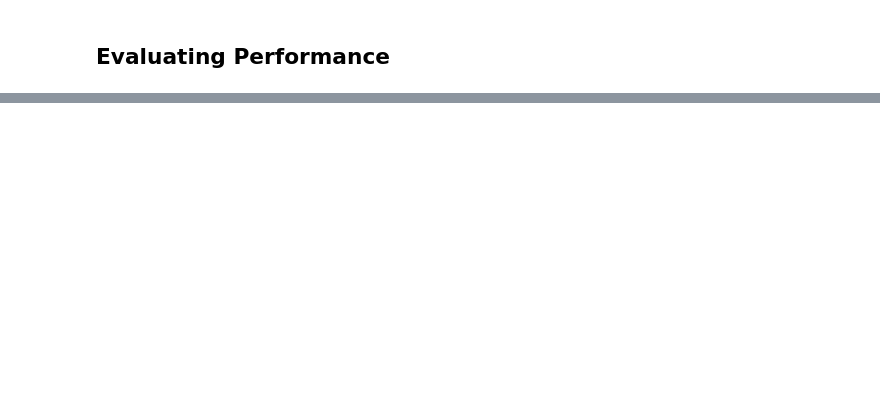
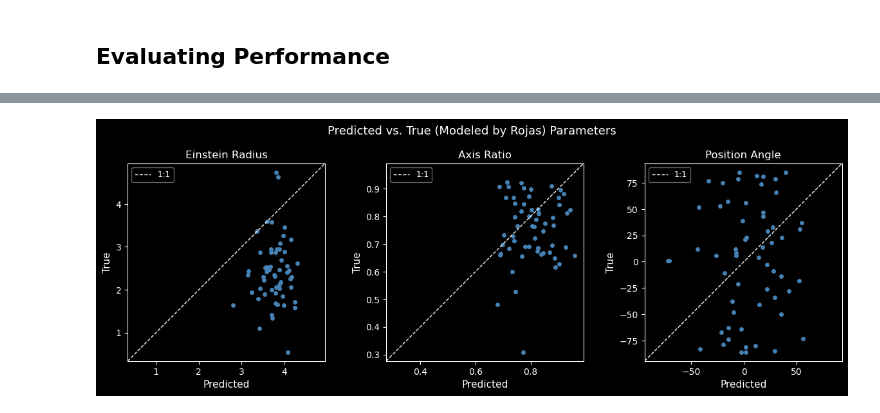
Before and after one commit to JimenaGonzalez/Hybrid_SL_Modeling, a Jupyter notebook: Regression/ML/Performance_Rojas.ipynb, the cells around one changed output, grey strips where cells are left out. Cells and saved outputs as stored; diff of their text form; code cells hidden in the pictures; blank space fills up the shorter version.

```diff
--- a/Regression/ML/Performance_Rojas.ipynb
+++ b/Regression/ML/Performance_Rojas.ipynb
@@ -52,11 +53,10 @@ class ImageDataset(Dataset):
 
     def __getitem__(self, idx):
         image = self.images[idx]
+        new_image = image.transpose(1,2,0)
+        new_image = (new_image - new_image.min()) / (new_image.max() - new_image.min())
+        new_image = Image.fromarray(np.uint8(255*new_image)).convert("RGB")
 
-        new_image = np.empty((3, 45, 45))
-        new_image[0], new_image[1], new_image[2] =  self.normalize_image(image)
-        new_image = new_image.transpose(1,2,0)
-        new_image = Image.fromarray(np.uint8(255*new_image)).convert("RGB")
         label = self.labels[idx]
 
         data_point = self.data.iloc[idx].to_dict()
@@ -92,7 +92,7 @@ model = EfficientNetClass(n_classes=14, pretrained=True)
 device = torch.device("cuda" if torch.cuda.is_available() else "cpu")
 model.to(device)
 
-name = 'Exp/exp1/model_tmp.pt'#'model.pt'#'other.pt'
-model = torch.load(name, map_location=torch.device('cpu'))
+name = 'Exp/exp4/model_tmp.pt'#'model.pt'#'other.pt'
+model.load_state_dict(torch.load(name, map_location=device, weights_only=True))
 # %% [output]
 Loaded pretrained weights for efficientnet-b0
@@ -189 +220,35 @@ predicted_data.head()
+# %%
+# I have three columns to compare: 'RE', 'qm', 'PAm'
+titles = {'RE': 'Einstein Radius', 'qm': 'Axis Ratio', 'PAm': 'Position Angle'}
+
+fig, axes = plt.subplots(1, 3, figsize=(12, 4))
+
+for ax, column in zip(axes, titles):
+    #yerr = [data['L_' + column], data['U_' + column]]
+    #ax.errorbar(predicted_data[column], data[column], yerr=yerr, fmt='o', markersize=4, color='steelblue',
+    #    ecolor='gray', elinewidth=0.8, capsize=3, capthick=0.8, alpha=1., linewidth=0)
+    ax.plot(predicted_data[column], true_data[column], 'o', color='steelblue', ms=4)
+
+    # 1:1 reference line
+    all_vals = np.concatenate([predicted_data[column], true_data[column]])
+    lims = [all_vals.min(), all_vals.max()]
+    margin = (lims[1] - lims[0]) * 0.05
+    lims = [lims[0] - margin, lims[1] + margin]
+    ax.plot(lims, lims, 'w--', linewidth=1, alpha=1., label='1:1')
+
+    ax.set_xlim(lims)
+    ax.set_ylim(lims)
+    ax.set_aspect('equal')
+    ax.set_title(titles[column], fontsize=12)
+    ax.set_xlabel('Predicted', fontsize=11)
+    ax.set_ylabel('True', fontsize=11)
+    ax.tick_params(labelsize=10)
+    ax.legend(fontsize=9, framealpha=0.5)
+
+plt.suptitle('Predicted vs. True (Modeled by Rojas) Parameters', fontsize=13, y=1.02)
+plt.tight_layout()
+#plt.savefig('figure.pdf', bbox_inches='tight', dpi=300)
+plt.show()
+# %% [output]
+[figure, added]
 # %%
```
Also changed, not shown: parts of 14 cells of this notebook, 1 other file.
